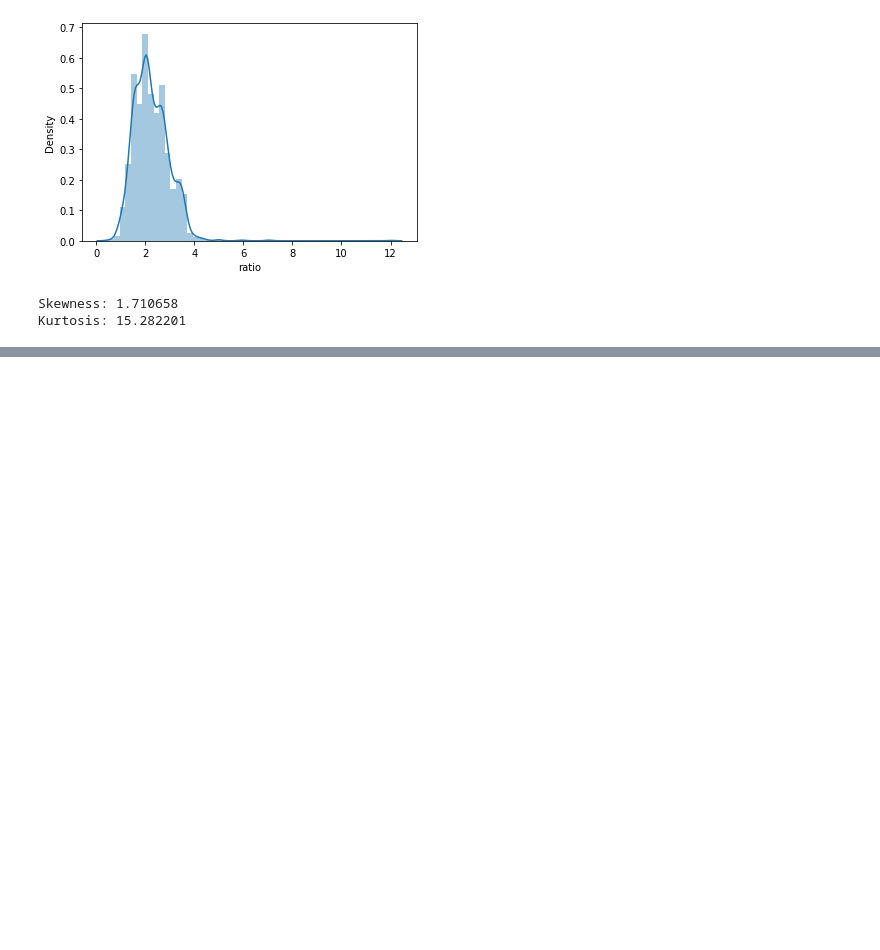
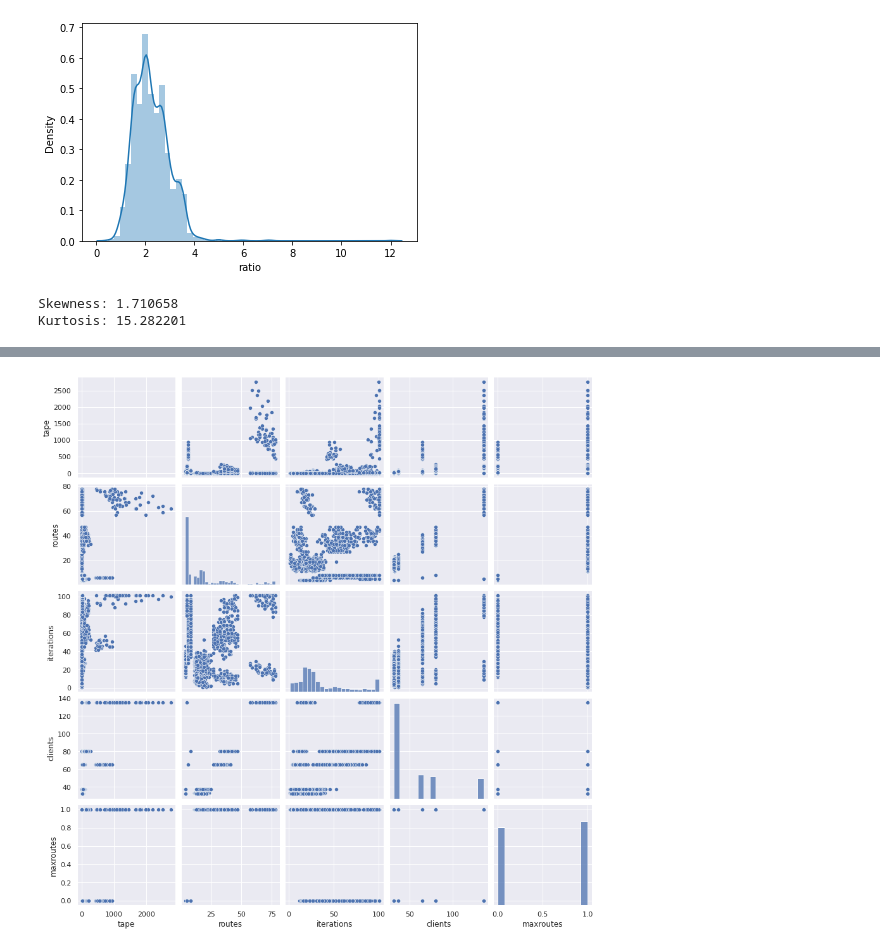
Before and after one commit to luisoibarra/vrp-information-retrieval, a Jupyter notebook: analisis.ipynb, the cells around one changed output, grey strips where cells are left out. Saved outputs shown, nothing was run; the diff lists cells and outputs as text; code cells hidden in the pictures; blank space fills up the shorter version.

```diff
--- a/analisis.ipynb
+++ b/analisis.ipynb
@@ -179,0 +183,9 @@ plot_corr(data)
+# %%
+# Scatter plot:
+
+sns.set()
+cols = data1.columns.values
+sns.pairplot(data1[cols], size=2.5)
+plt.show()
+# %% [output]
+[figure, added]
```
Also changed, not shown: parts of 1 cell of this notebook.
